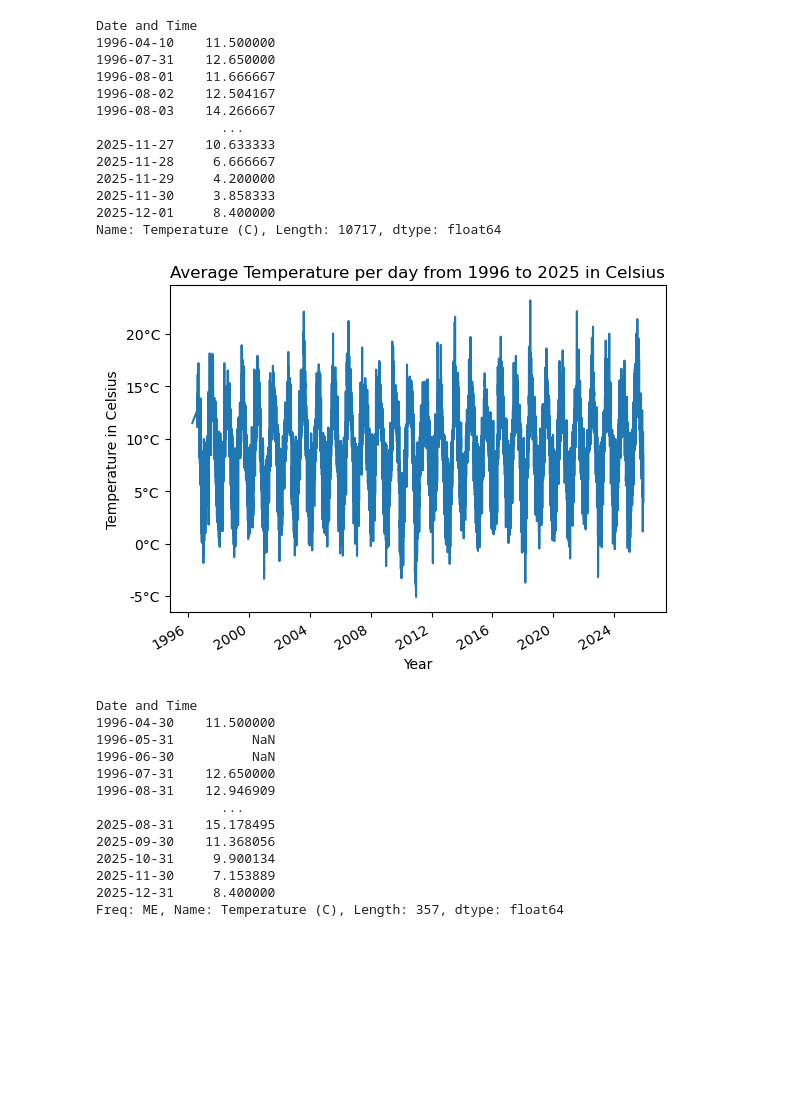
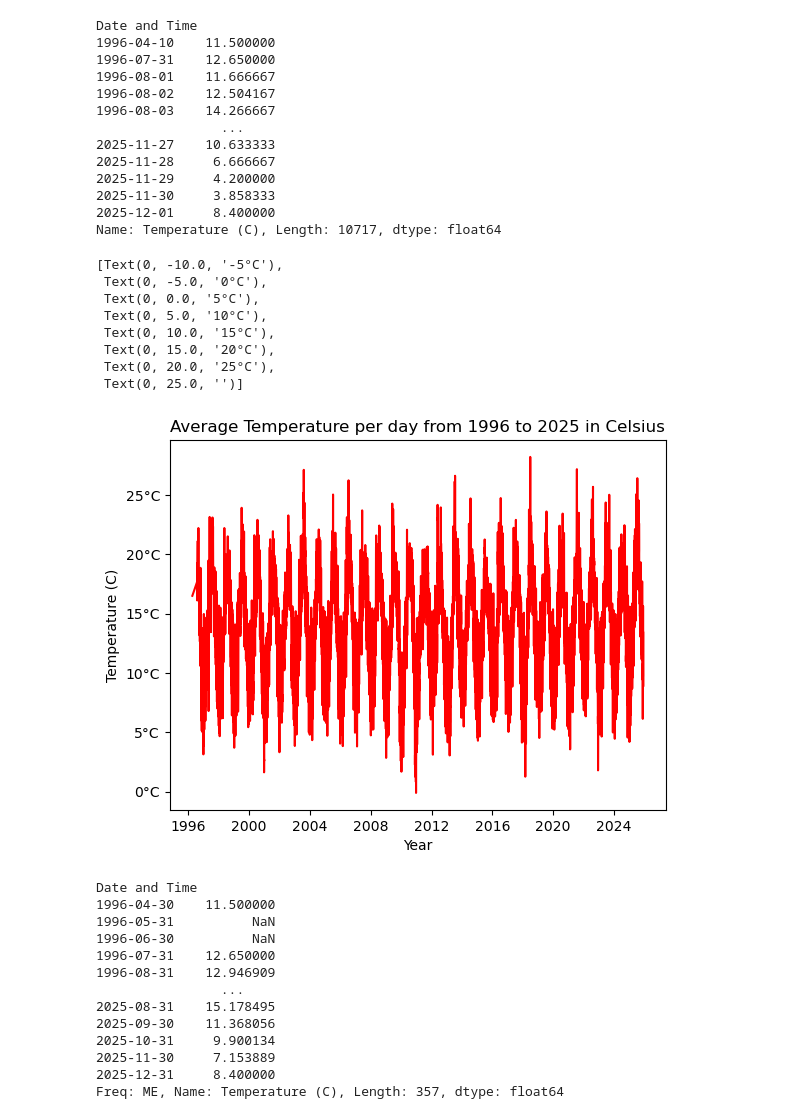
Before and after one commit to FaolanH/programming-for-data-analytics, a Jupyter notebook: pfda-assignments/assignment06_weather.ipynb, the cells around one changed output. Drawn from its saved outputs; the diff is of its cells as text; code cells hidden in the pictures; blank space fills up the shorter version.

```diff
--- a/pfda-assignments/assignment06_weather.ipynb
+++ b/pfda-assignments/assignment06_weather.ipynb
@@ -311,18 +279,23 @@ Date and Time
 2025-11-30     3.858333
 2025-12-01     8.400000
 Name: Temperature (C), Length: 10717, dtype: float64
-# %%
-# plotting the mean day Temperature
-
-ax = meandaytemp.plot()
-
-plt.yticks ([-5,0,5,10,15,20], ['-5°C','0°C', '5°C', '10°C','15°C','20°C'])
-ax.set_xlabel('Year')
-ax.set_ylabel('Temperature in Celsius')
-ax.set_title("Average Temperature per day from 1996 to 2025 in Celsius")
-plt.show()
-# %% [output]
-[figure, removed]
+# %%
+# plotting the mean day Temperature
+
+plot = sns.lineplot(meandaytemp, color="r")
+plot.set_title("Average Temperature per day from 1996 to 2025 in Celsius")
+plot.set_xlabel('Year')
+plot.set_yticklabels(['-5°C','0°C', '5°C', '10°C','15°C','20°C','25°C'])
+# %% [output]
+[Text(0, -10.0, '-5°C'),
+ Text(0, -5.0, '0°C'),
+ Text(0, 0.0, '5°C'),
+ Text(0, 5.0, '10°C'),
+ Text(0, 10.0, '15°C'),
+ Text(0, 15.0, '20°C'),
+ Text(0, 20.0, '25°C'),
+ Text(0, 25.0, '')]
+[figure, added]
 # %%
 mean_month_temp = df['Temperature (C)'].resample("ME").mean()
 mean_month_temp
```
Also changed, not shown: parts of 23 cells of this notebook.
